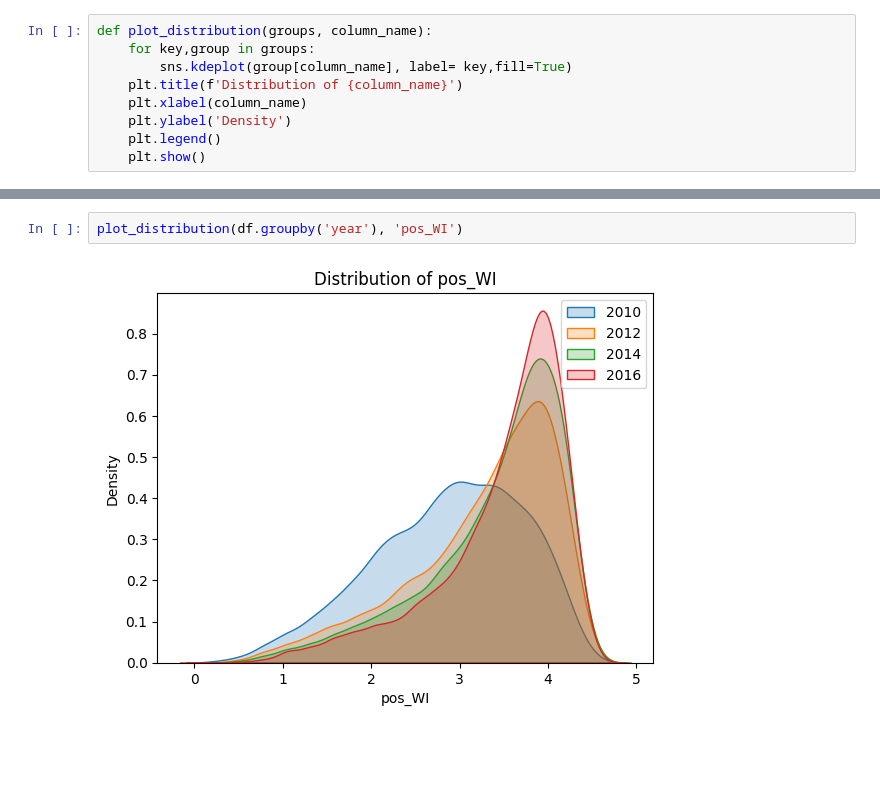
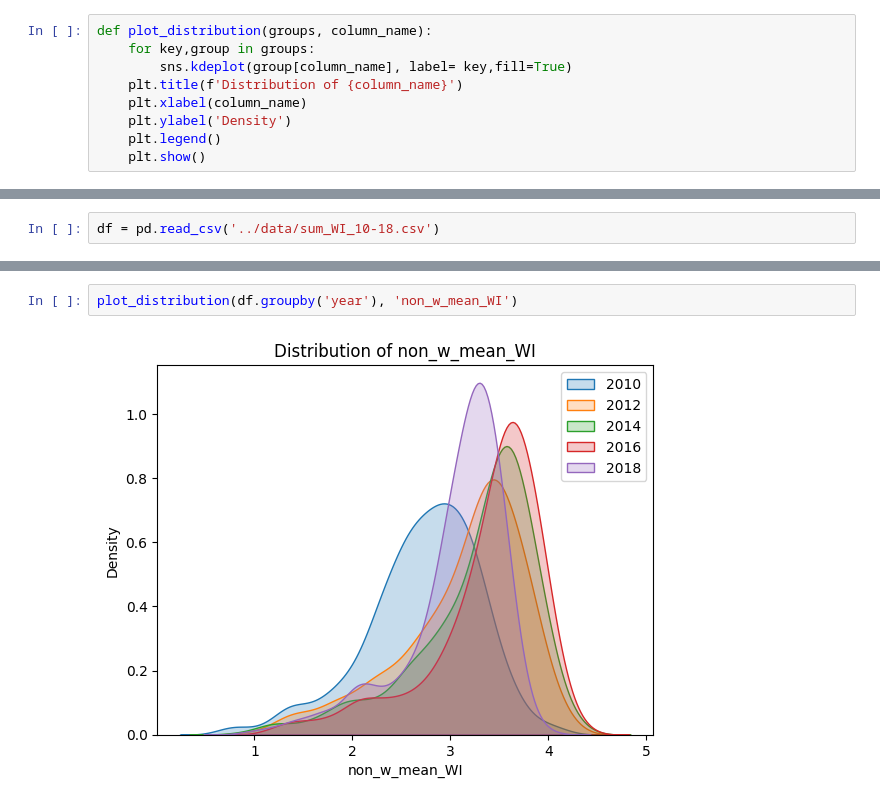
Before and after one commit to lhmtrinh/Remote-Sensing-Wealth-Index, a Jupyter notebook: preliminary_data_analysis/analysis.ipynb, the cells around one changed output, grey strips where cells are left out. Drawn from its saved outputs; the diff is of its cells as text; blank space fills up the shorter version.

Commit message:
Produce image on the label inspection

```diff
--- a/preliminary_data_analysis/analysis.ipynb
+++ b/preliminary_data_analysis/analysis.ipynb
@@ -15,0 +32,2 @@ def plot_distribution(groups, column_name):
+# %%
+df = pd.read_csv('../data/sum_WI_10-18.csv')
@@ -16,4 +49,4 @@ def plot_distribution(groups, column_name):
 # %%
-plot_distribution(df.groupby('year'), 'pos_WI')
+plot_distribution(df.groupby('year'), 'non_w_mean_WI')
 # %% [output]
-[figure, old version]
+[figure, new version]
```
Also changed, not shown: parts of 6 cells of this notebook.
